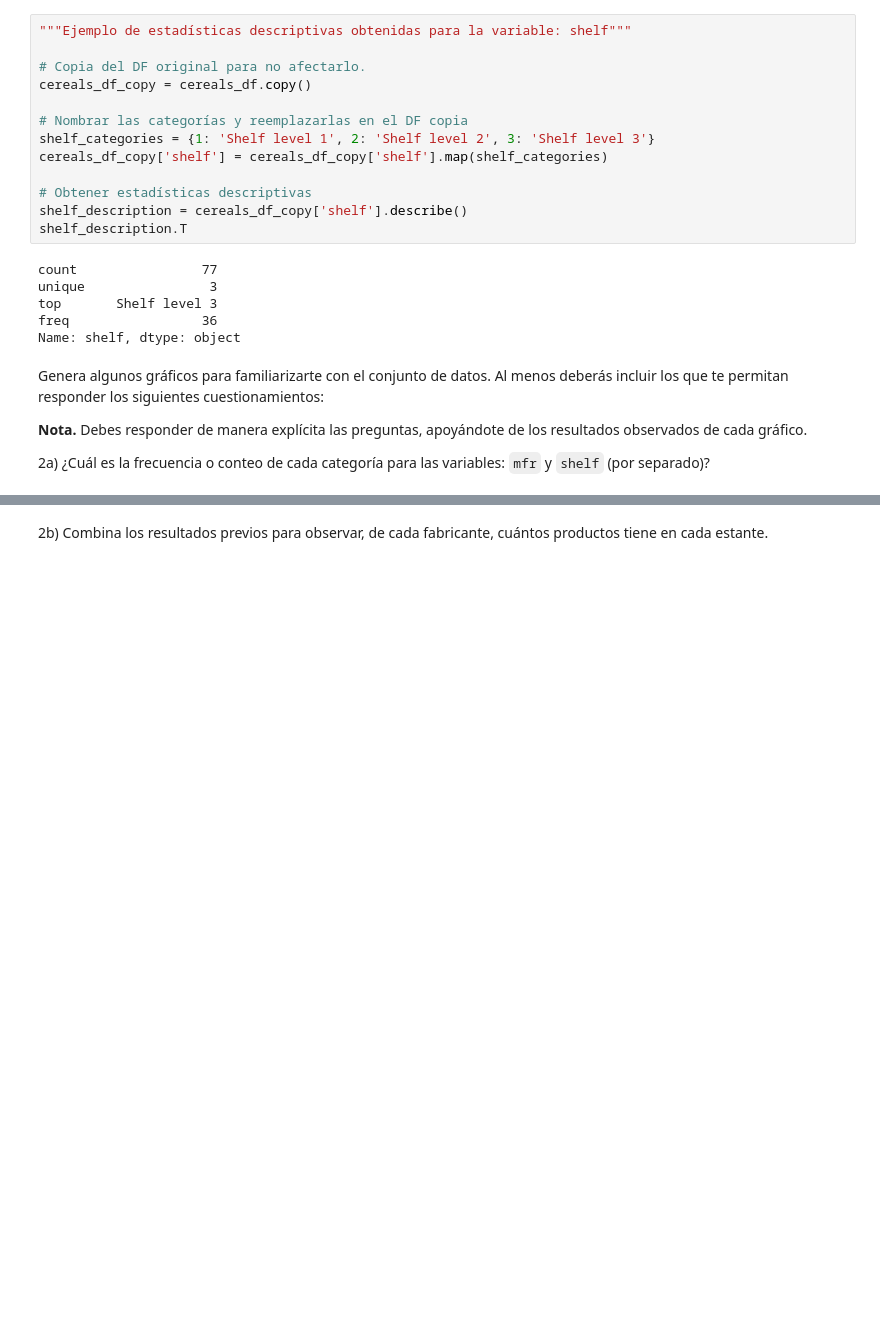
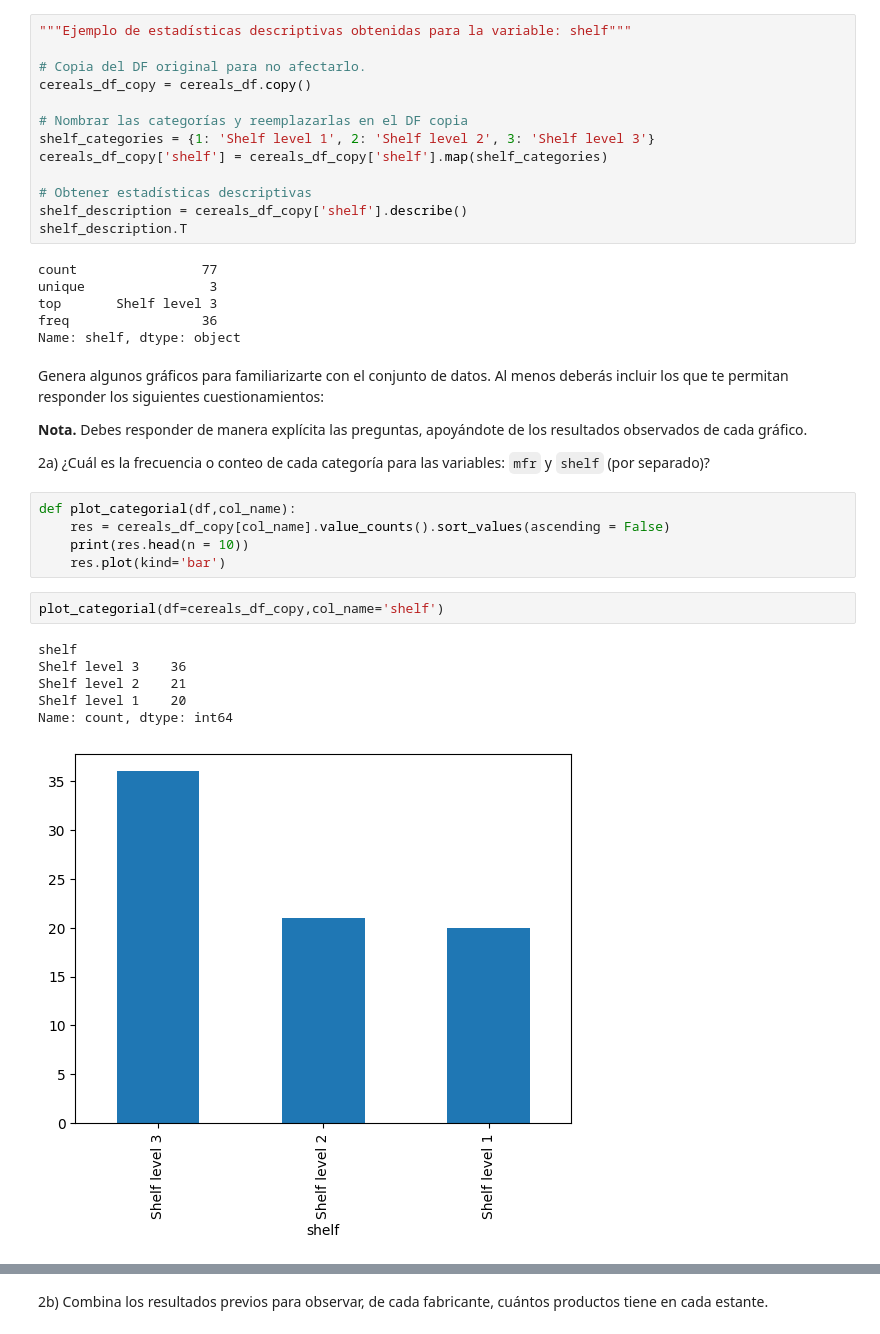
Before and after one commit to alexgarma/TC4029-ciencia-y-analitica-de-datos-equipo83, a Jupyter notebook: notebooks/Actividad7PCA_Equipo83.ipynb, the cells around one changed output, grey strips where cells are left out. Drawn from its saved outputs; the diff is of its cells as text; blank space fills up the shorter version.

```diff
--- a/notebooks/Actividad7PCA_Equipo83.ipynb
+++ b/notebooks/Actividad7PCA_Equipo83.ipynb
@@ -194,3 +194,17 @@ Genera algunos gráficos para familiarizarte con el conjunto de datos. Al menos
 **Nota.** Debes responder de manera explícita las preguntas, apoyándote de los resultados observados de cada gráfico.
 
 2a) ¿Cuál es la frecuencia o conteo de cada categoría para las variables: `mfr` y `shelf` (por separado)?
+# %%
+def plot_categorial(df,col_name):
+    res = cereals_df_copy[col_name].value_counts().sort_values(ascending = False)
+    print(res.head(n = 10))
+    res.plot(kind='bar')
+# %%
+plot_categorial(df=cereals_df_copy,col_name='shelf')
+# %% [output]
+shelf
+Shelf level 3    36
+Shelf level 2    21
+Shelf level 1    20
+Name: count, dtype: int64
+[figure, added]
```
Also changed, not shown: parts of 17 cells of this notebook.
